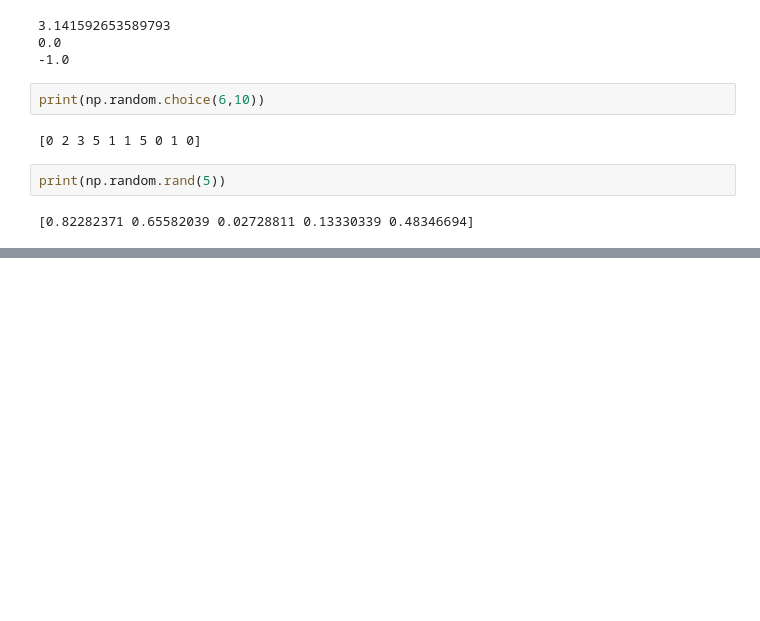
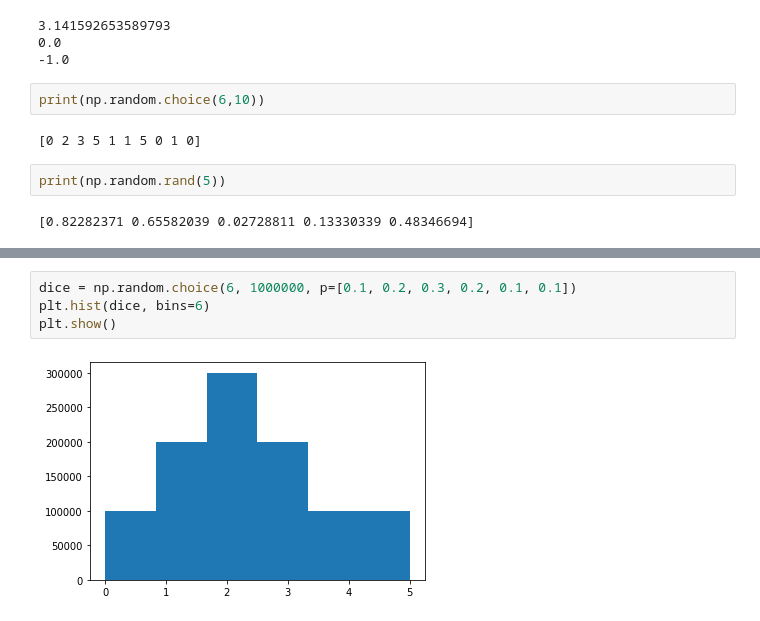
Before and after one commit to gasd238/2020_GSM_Winter_Camp, a Jupyter notebook: code/2일차.ipynb, the cells around one changed output, grey strips where cells are left out. Drawn from its saved outputs; the diff is of its cells as text; blank space fills up the shorter version.

```diff
--- a/code/2일차.ipynb
+++ b/code/2일차.ipynb
@@ -389,0 +403,6 @@ print(sorted(user_lotto))
+# %%
+dice = np.random.choice(6, 1000000, p=[0.1, 0.2, 0.3, 0.2, 0.1, 0.1])
+plt.hist(dice, bins=6)
+plt.show()
+# %% [output]
+[figure, added]
```
Also changed, not shown: parts of 9 cells of this notebook.
